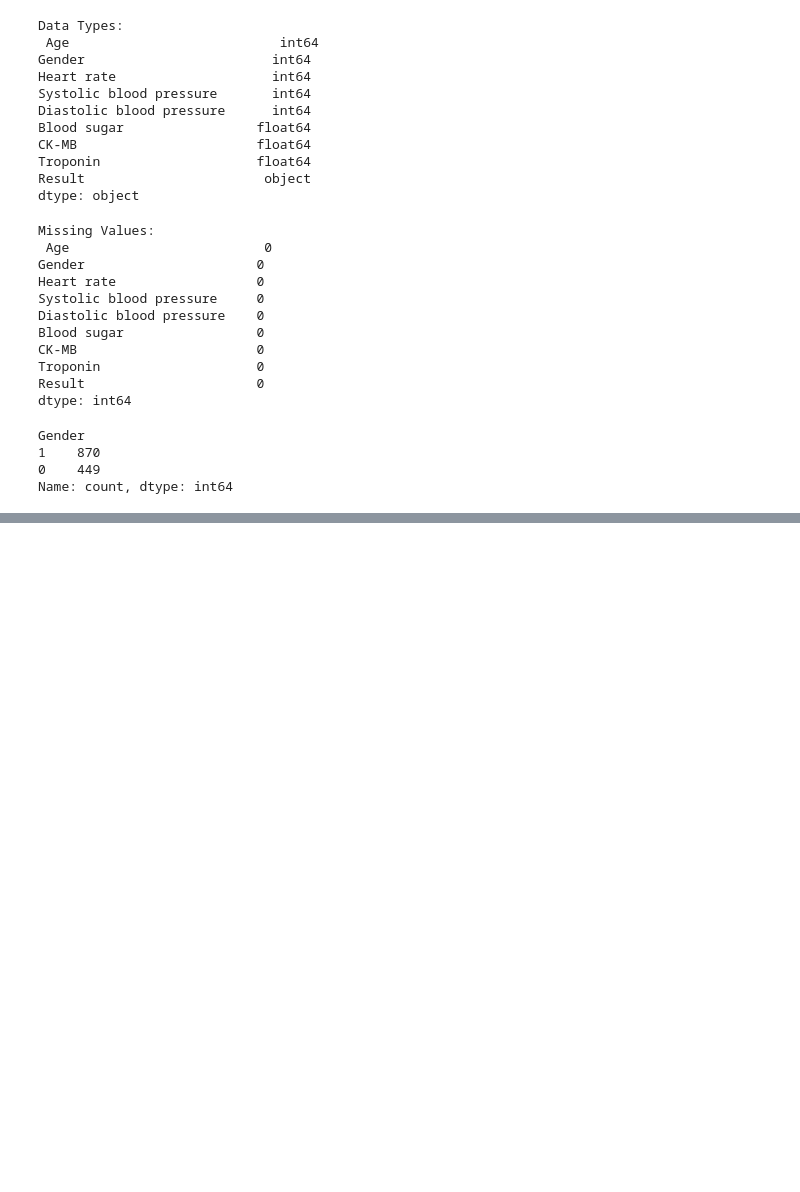
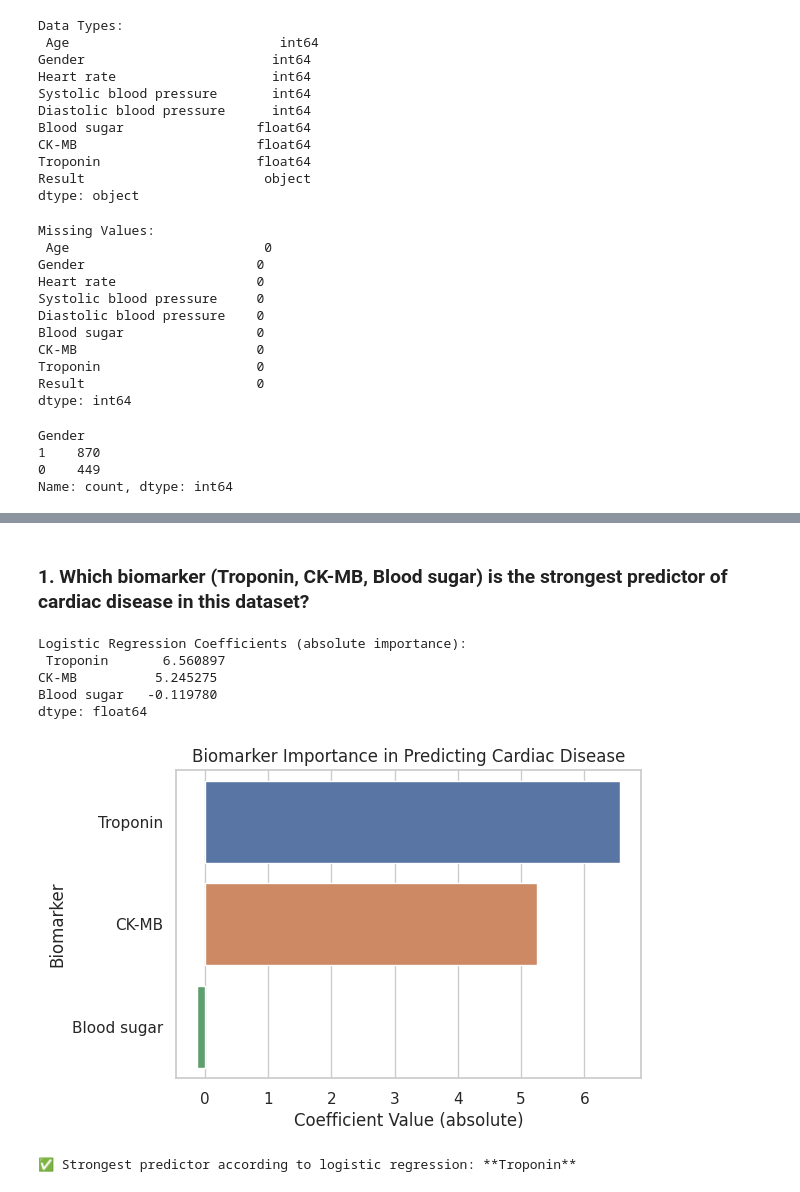
Before and after one commit to Phionanamugga/EDA_Cardiac_Biomarkers_and_Disease_Diagnosis, a Jupyter notebook: diagnosis.ipynb, the cells around one changed output, grey strips where cells are left out. Saved outputs shown, nothing was run; the diff lists cells and outputs as text; code cells hidden in the pictures; blank space fills up the shorter version.

```diff
--- a/diagnosis.ipynb
+++ b/diagnosis.ipynb
@@ -91,0 +193,27 @@ Name: count, dtype: int64
+# %% [markdown]
+### 1. Which biomarker (Troponin, CK-MB, Blood sugar) is the strongest predictor of cardiac disease in this dataset?
+# %%
+# Helps in deciding which lab test to prioritize or market in preventive health packages
+# Extracting coefficients
+coef = pd.Series(model.coef_[0], index=biomarkers).sort_values(key=abs, ascending=False)
+print('\nLogistic Regression Coefficients (absolute importance):\n', coef)
+
+# Step 12: Plot feature importance
+plt.figure(figsize=(6, 4))
+sns.barplot(x=coef.values, y=coef.index, hue=coef.index,  legend=False)
+plt.title('Biomarker Importance in Predicting Cardiac Disease')
+plt.xlabel('Coefficient Value (absolute)')
+plt.ylabel('Biomarker')
+plt.show()
+
+# Step 13: Conclusion
+strongest_predictor = coef.index[0]
+print(f'\n✅ Strongest predictor according to logistic regression: **{strongest_predictor}**')
+# %% [output]
+Logistic Regression Coefficients (absolute importance):
+ Troponin       6.560897
+CK-MB          5.245275
+Blood sugar   -0.119780
+dtype: float64
+[figure, added]
+✅ Strongest predictor according to logistic regression: **Troponin**
```
Also changed, not shown: parts of 22 cells of this notebook.
